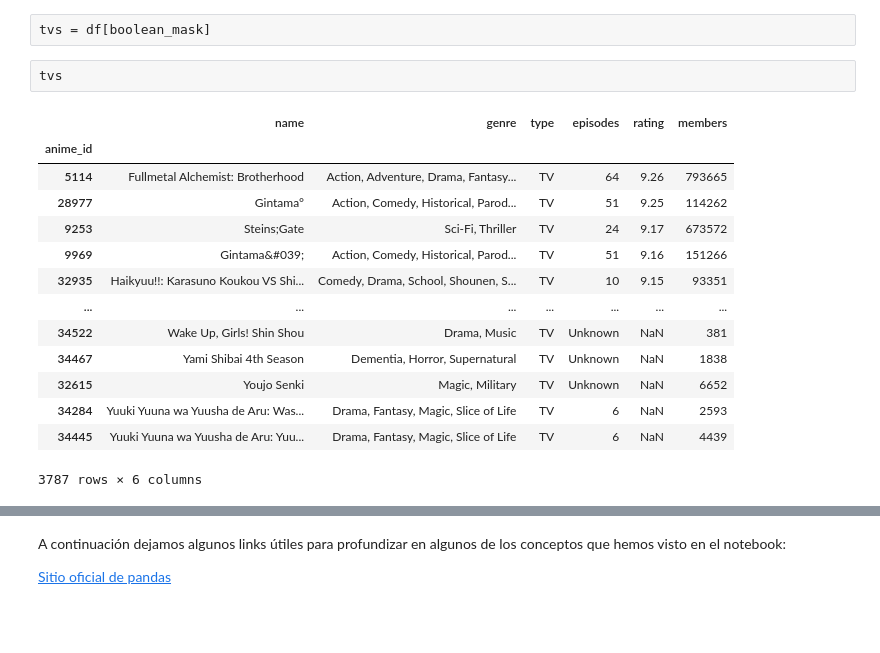
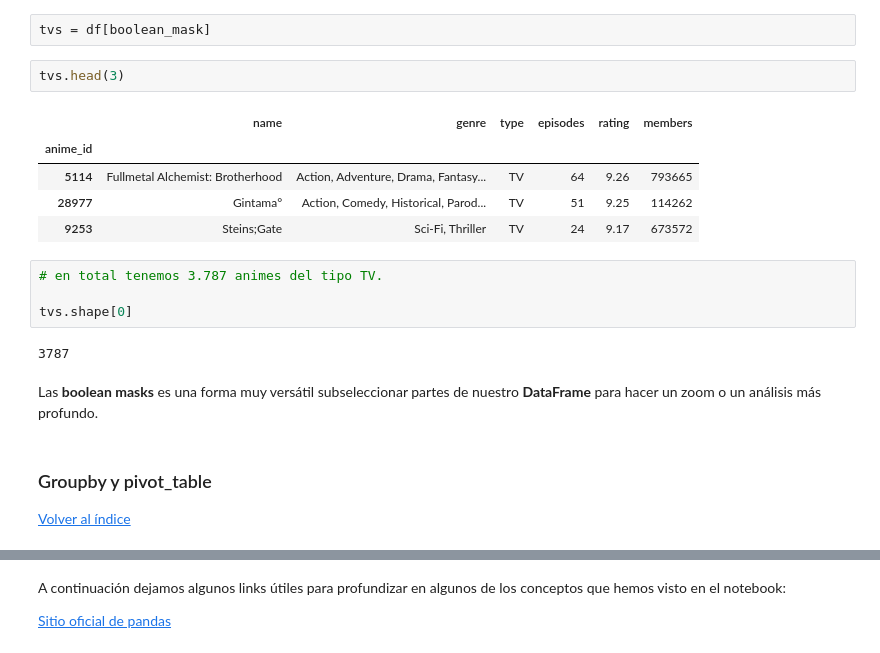
Before and after one commit to DalilaGimenez/nuclio_charlas, a Jupyter notebook: PANDAS.ipynb, the cells around one changed output, grey strips where cells are left out. Drawn from its saved outputs; the diff is of its cells as text; blank space fills up the shorter version.

```diff
--- a/PANDAS.ipynb
+++ b/PANDAS.ipynb
@@ -472,19 +473,22 @@ En este caso en concreto, obtenemos/filtramos únicamente los animes que son del
 # %%
 tvs = df[boolean_mask]
 # %%
-tvs
+tvs.head(3)
 # %% [output]
 |  | name | genre | type | episodes | rating | members |
 | anime_id |  |  |  |  |  |  |
 | 5114 | Fullmetal Alchemist: Brotherhood | Action, Adventure, Drama, Fantasy... | TV | 64 | 9.26 | 793665 |
 | 28977 | Gintama° | Action, Comedy, Historical, Parod... | TV | 51 | 9.25 | 114262 |
 | 9253 | Steins;Gate | Sci-Fi, Thriller | TV | 24 | 9.17 | 673572 |
-| 9969 | Gintama&#039; | Action, Comedy, Historical, Parod... | TV | 51 | 9.16 | 151266 |
-| 32935 | Haikyuu!!: Karasuno Koukou VS Shi... | Comedy, Drama, School, Shounen, S... | TV | 10 | 9.15 | 93351 |
-| ... | ... | ... | ... | ... | ... | ... |
-| 34522 | Wake Up, Girls! Shin Shou | Drama, Music | TV | Unknown | NaN | 381 |
-| 34467 | Yami Shibai 4th Season | Dementia, Horror, Supernatural | TV | Unknown | NaN | 1838 |
-| 32615 | Youjo Senki | Magic, Military | TV | Unknown | NaN | 6652 |
-| 34284 | Yuuki Yuuna wa Yuusha de Aru: Was... | Drama, Fantasy, Magic, Slice of Life | TV | 6 | NaN | 2593 |
-| 34445 | Yuuki Yuuna wa Yuusha de Aru: Yuu... | Drama, Fantasy, Magic, Slice of Life | TV | 6 | NaN | 4439 |
-3787 rows × 6 columns
+# %%
+# en total tenemos 3.787 animes del tipo TV.
+
+tvs.shape[0]
+# %% [output]
+3787
+# %% [markdown]
+Las **boolean masks** es una forma muy versátil subseleccionar partes de nuestro **DataFrame** para hacer un zoom o un análisis más profundo.
+# %% [markdown]
+<a id='gbpt'></a>
+### Groupby y pivot_table
+[Volver al índice](#index)<br>
```
Also changed, not shown: parts of 13 cells of this notebook.
